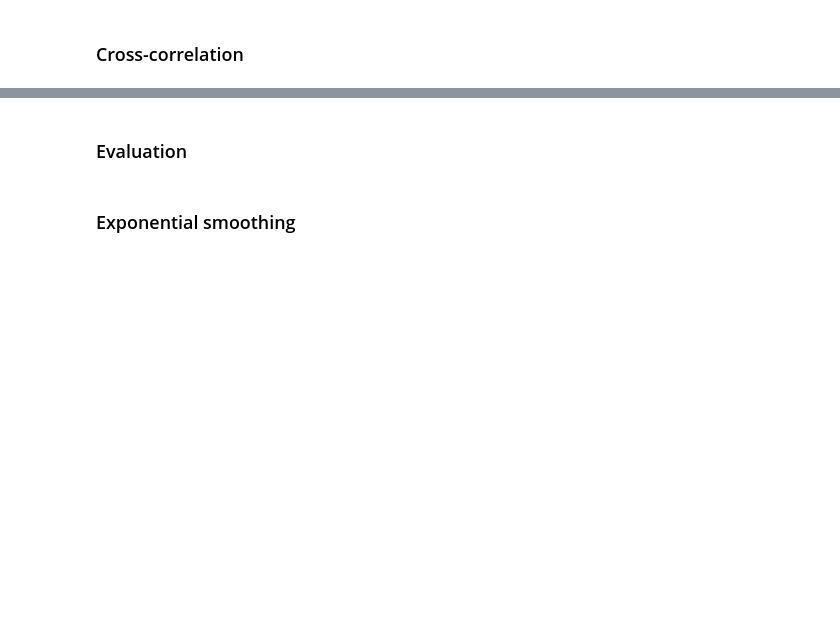
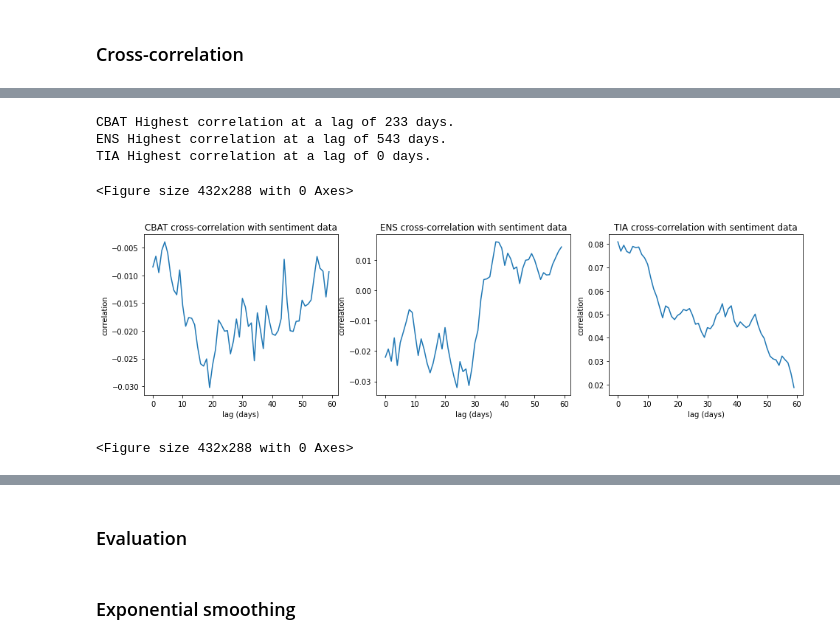
Before and after one commit to mm12063/pa_project, a Jupyter notebook: cross_correlation_sentiment_weather.ipynb, the cells around one changed output, grey strips where cells are left out. Saved outputs shown, nothing was run; the diff lists cells and outputs as text; code cells hidden in the pictures; blank space fills up the shorter version.

```diff
--- a/cross_correlation_sentiment_weather.ipynb
+++ b/cross_correlation_sentiment_weather.ipynb
@@ -132,20 +126,30 @@ SQM_Min, TIA_Bat: Highest correlation at a lag of 67 days.
 # %%
-# Correlation between battery manufacturers and sentiments
-fig, axs = plt.subplots(ncols=1, nrows=3, figsize=(16, 16))
+# Cross-correlation between battery manufacturers and sentiments
+
+fig, axs = plt.subplots(ncols=3, nrows=1, figsize=(16, 4))
 
 for idx, (battery_company, battery_header) in enumerate(zip(battery_companies, battery_headers)):
-    stock_prices = stock_df[battery_company].to_numpy()
-    sentiment_scores = stock_df[battery_company_sentiment_header].to_numpy() # TODO
+    battery_company_sentiment_header = f'{battery_company}{sentiment_suffix}'
+    stock_prices = final_df[battery_header].to_numpy()
+
+    sentiment_scores = final_df[battery_company_sentiment_header].to_numpy()
 
     result = sm.tsa.stattools.ccf(stock_prices, sentiment_scores, adjusted=False)
 
     day_lags = [calculate_days_delta(stock_df["Date"], i) for i in range(len(result))]
 
     num_lag_rows = np.argmax(result)
     num_lag_days = day_lags[num_lag_rows]
 
     print(f"{battery_company} Highest correlation at a lag of {num_lag_days} days.")
 
     plt.figure(idx)
-    ax = sns.lineplot(x=day_lags, y=result, ax=axs[idx//3][idx%3])
-    ax.set(ylabel='correlation', xlabel='lag (days)', title=f'{mining_company} cross-correlation with sentiment data')
+    ax = sns.lineplot(x=day_lags[0:60], y=result[0:60], ax=axs[idx])
+    ax.set(ylabel='correlation', xlabel='lag (days)', title=f'{battery_company} cross-correlation with sentiment data')
+# %% [output]
+CBAT Highest correlation at a lag of 233 days.
+ENS Highest correlation at a lag of 543 days.
+TIA Highest correlation at a lag of 0 days.
+<Figure size 432x288 with 0 Axes>
+[figure, added]
+<Figure size 432x288 with 0 Axes>
```
Also changed, not shown: parts of 11 cells of this notebook.
